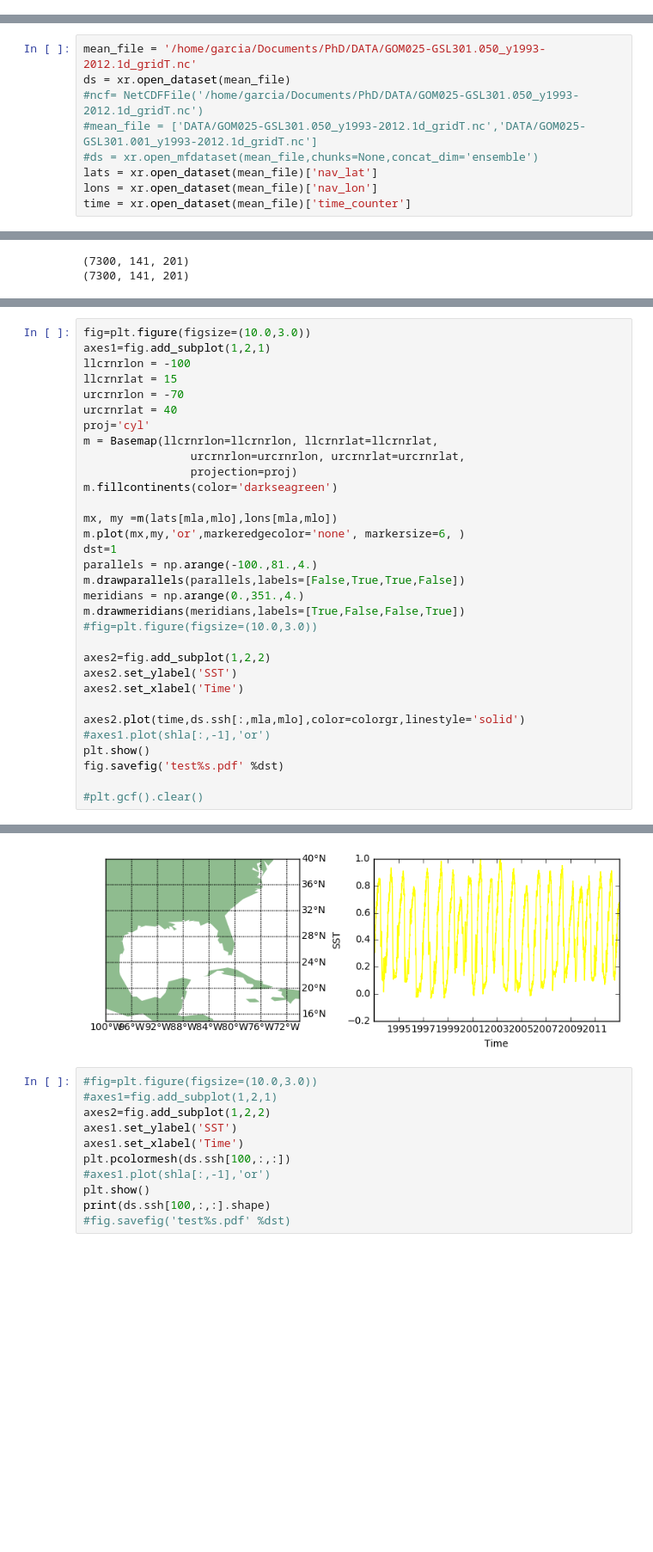
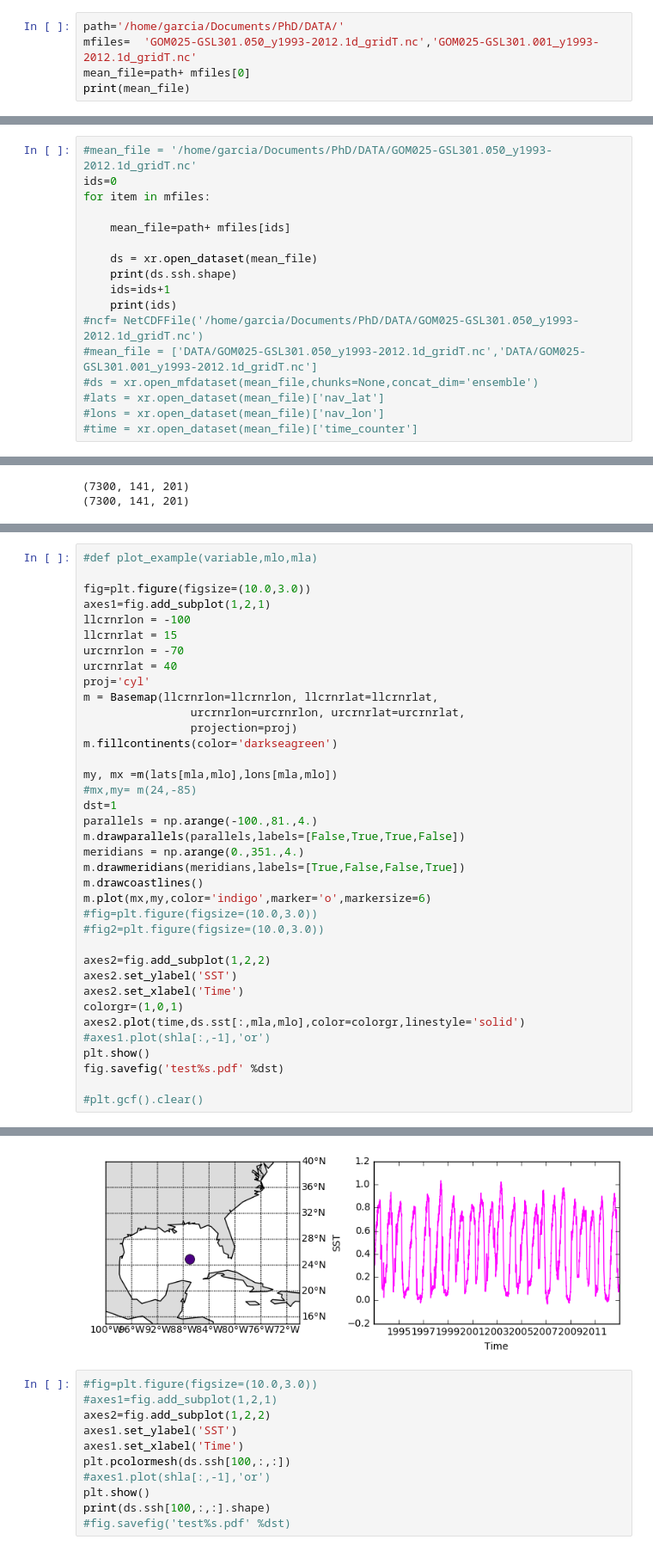
Before and after one commit to BIxetlGarcia/BasicPython, a Jupyter notebook: Plot_timeseries.ipynb, the cells around one changed output, grey strips where cells are left out. Shown: that part at 86% size. Drawn from its saved outputs; the diff is of its cells as text; blank space fills up the shorter version.

```diff
--- a/Plot_timeseries.ipynb
+++ b/Plot_timeseries.ipynb
@@ -10,3 +10,8 @@ from netCDF4 import num2date
 from netCDF4 import Dataset as NetCDFFile
 
 from mpl_toolkits.basemap import Basemap
+# %%
+path='/home/garcia/Documents/PhD/DATA/'
+mfiles=  'GOM025-GSL301.050_y1993-2012.1d_gridT.nc','GOM025-GSL301.001_y1993-2012.1d_gridT.nc'
+mean_file=path+ mfiles[0]
+print(mean_file)
@@ -13,9 +20,17 @@ from mpl_toolkits.basemap import Basemap
 # %%
-mean_file = '/home/garcia/Documents/PhD/DATA/GOM025-GSL301.050_y1993-2012.1d_gridT.nc'
-ds = xr.open_dataset(mean_file)
+#mean_file = '/home/garcia/Documents/PhD/DATA/GOM025-GSL301.050_y1993-2012.1d_gridT.nc'
+ids=0
+for item in mfiles:
+
+    mean_file=path+ mfiles[ids]
+
+    ds = xr.open_dataset(mean_file)
+    print(ds.ssh.shape)
+    ids=ids+1
+    print(ids)
 #ncf= NetCDFFile('/home/garcia/Documents/PhD/DATA/GOM025-GSL301.050_y1993-2012.1d_gridT.nc')
 #mean_file = ['DATA/GOM025-GSL301.050_y1993-2012.1d_gridT.nc','DATA/GOM025-GSL301.001_y1993-2012.1d_gridT.nc']
 #ds = xr.open_mfdataset(mean_file,chunks=None,concat_dim='ensemble')
-lats = xr.open_dataset(mean_file)['nav_lat']
-lons = xr.open_dataset(mean_file)['nav_lon']
-time = xr.open_dataset(mean_file)['time_counter']
+#lats = xr.open_dataset(mean_file)['nav_lat']
+#lons = xr.open_dataset(mean_file)['nav_lon']
+#time = xr.open_dataset(mean_file)['time_counter']
@@ -62,6 +82,8 @@ Attributes:
     nav_model: grid_T)
 (7300,)
 # %%
+#def plot_example(variable,mlo,mla)
+
 fig=plt.figure(figsize=(10.0,3.0))
 axes1=fig.add_subplot(1,2,1)
 llcrnrlon = -100
@@ -74,20 +96,23 @@ m = Basemap(llcrnrlon=llcrnrlon, llcrnrlat=llcrnrlat,
                 projection=proj)
 m.fillcontinents(color='darkseagreen')
 
-mx, my =m(lats[mla,mlo],lons[mla,mlo])
-m.plot(mx,my,'or',markeredgecolor='none', markersize=6, )
+my, mx =m(lats[mla,mlo],lons[mla,mlo])
+#mx,my= m(24,-85)
 dst=1
 parallels = np.arange(-100.,81.,4.)
 m.drawparallels(parallels,labels=[False,True,True,False])
 meridians = np.arange(0.,351.,4.)
 m.drawmeridians(meridians,labels=[True,False,False,True])
+m.drawcoastlines()
+m.plot(mx,my,color='indigo',marker='o',markersize=6)
 #fig=plt.figure(figsize=(10.0,3.0))
+#fig2=plt.figure(figsize=(10.0,3.0))
 
 axes2=fig.add_subplot(1,2,2)
 axes2.set_ylabel('SST')
 axes2.set_xlabel('Time')
-
-axes2.plot(time,ds.ssh[:,mla,mlo],color=colorgr,linestyle='solid')
+colorgr=(1,0,1)
+axes2.plot(time,ds.sst[:,mla,mlo],color=colorgr,linestyle='solid')
 #axes1.plot(shla[:,-1],'or')
 plt.show()
 fig.savefig('test%s.pdf' %dst)
@@ -97,4 +123,4 @@ fig.savefig('test%s.pdf' %dst)
-[figure, old version]
+[figure, new version]
 # %%
 #fig=plt.figure(figsize=(10.0,3.0))
 #axes1=fig.add_subplot(1,2,1)
```
Also changed, not shown: parts of 3 cells of this notebook.
